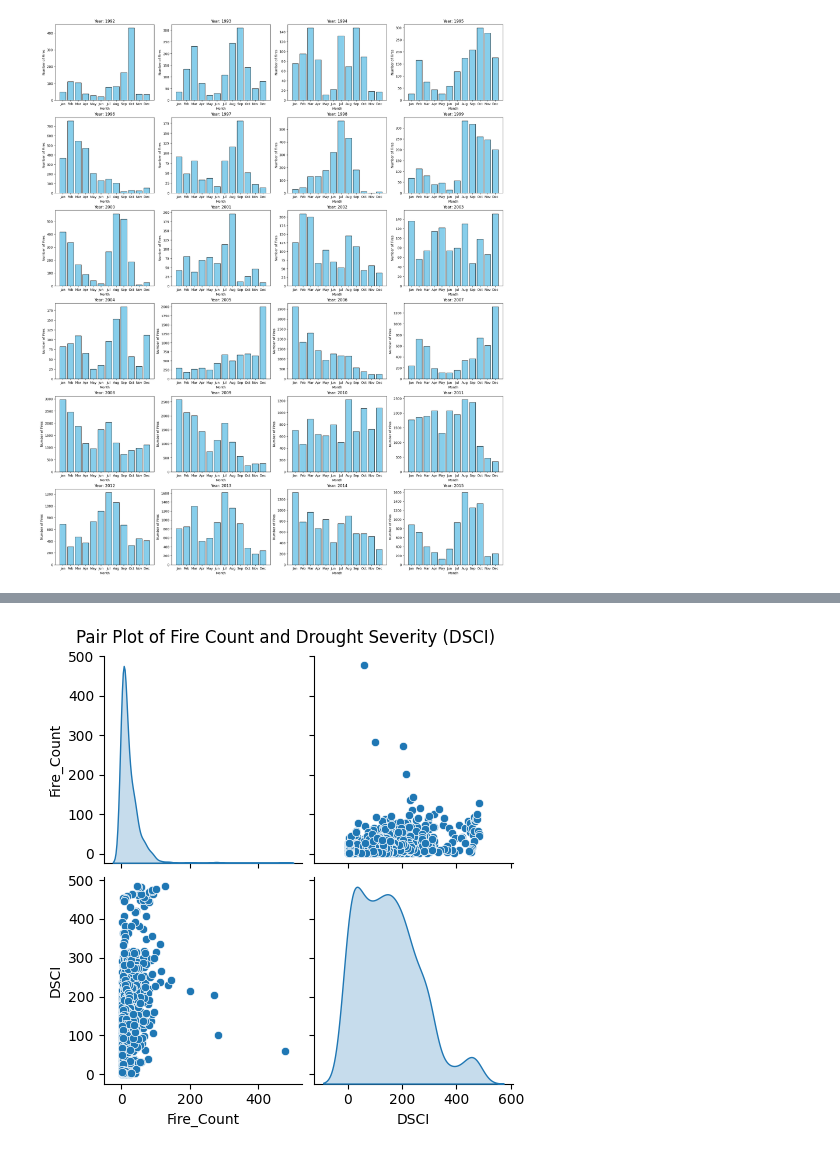
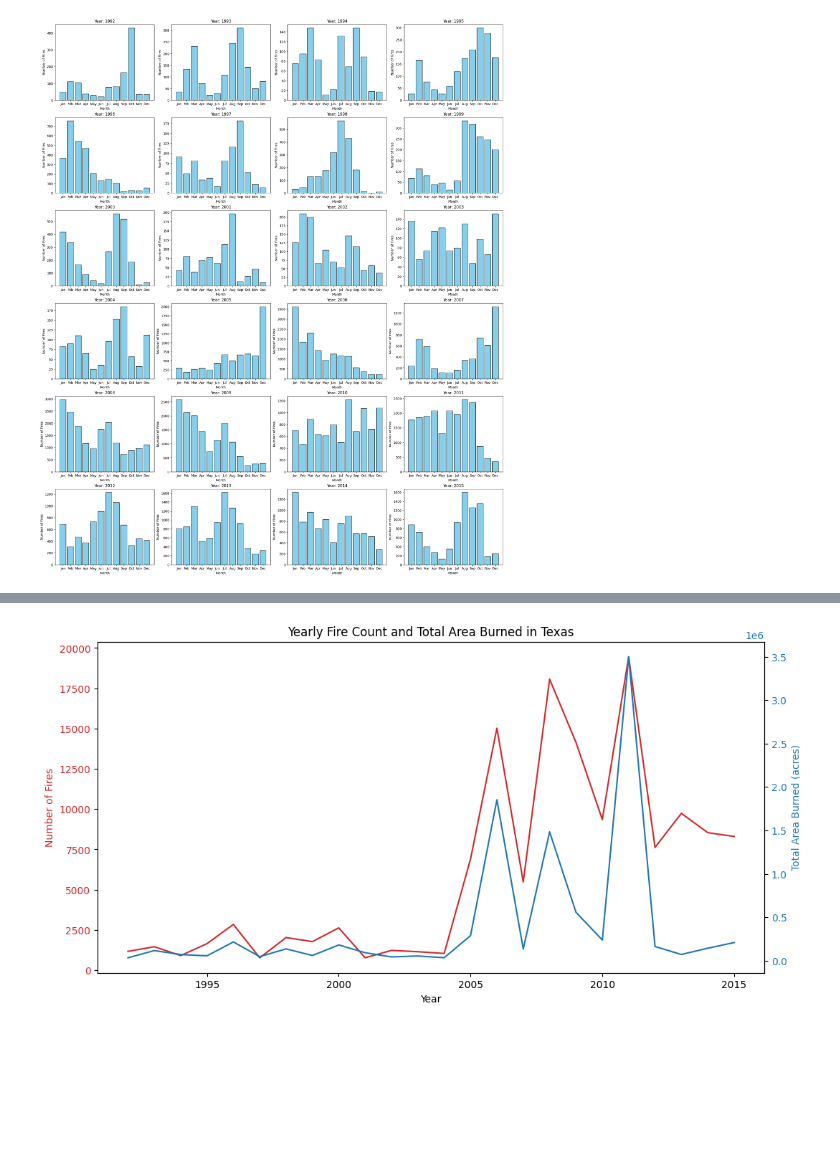
Before and after one commit to J0bster/forestfires_usa, a Jupyter notebook: Job/plot.ipynb, the cells around one changed output, grey strips where cells are left out. Saved outputs shown, nothing was run; the diff lists cells and outputs as text; code cells hidden in the pictures; blank space fills up the shorter version.

Commit message:
Newest data.

```diff
--- a/Job/plot.ipynb
+++ b/Job/plot.ipynb
@@ -100,33 +41,35 @@ plt.show()
-# %%
-import pandas as pd
-import seaborn as sns
-import matplotlib.pyplot as plt
-
-# Load fire data
-df = pd.read_csv('dataset/texas_fires.csv')
-
-# Convert DISCOVERY_DATE_NEW to datetime format
-df['DISCOVERY_DATE_NEW'] = pd.to_datetime(df['DISCOVERY_DATE_NEW'])
-
-# Extract month and year
-df['Month'] = df['DISCOVERY_DATE_NEW'].dt.month
-df['Year'] = df['DISCOVERY_DATE_NEW'].dt.year
-
-# Group by year and month, then count the number of fires
-monthly_fires = df.groupby(['Year', 'Month']).size().reset_index(name='Fire_Count')
-# Load drought data
-drought_df = pd.read_csv('dataset/drought_state_tx.csv')
-drought_df['MapDate'] = pd.to_datetime(drought_df['MapDate'], format='%Y%m%d')
-
-
-
-# Merge fire counts with drought data
-merged_df = pd.merge(fire_counts, drought_df, left_on='DISCOVERY_DATE_NEW', right_on='MapDate')
-
-# Plot pair plot
-sns.pairplot(merged_df[['Fire_Count', 'DSCI']], diag_kind='kde', kind='scatter')
-plt.suptitle('Pair Plot of Fire Count and Drought Severity (DSCI)', y=1.02)
-
-plt.show()
-# %% [output]
-[figure, removed]
+# %%
+import pandas as pd
+import seaborn as sns
+import matplotlib.pyplot as plt
+
+# Load fire data
+df = pd.read_csv('../dataset/texas_fires.csv')
+
+df['DISCOVERY_DATE_NEW'] = pd.to_datetime(df['DISCOVERY_DATE_NEW'])
+
+df['Month'] = df['DISCOVERY_DATE_NEW'].dt.month
+df['Year'] = df['DISCOVERY_DATE_NEW'].dt.year
+
+yearly_fires = df.groupby('Year').size().reset_index(name='Fire_Count')
+yearly_area = df.groupby('Year')['FIRE_SIZE'].sum().reset_index(name='Total_Area')
+monthly_fires = df.groupby(['Year', 'Month']).size().reset_index(name='Fire_Count')
+monthly_area = df.groupby(['Year', 'Month'])['FIRE_SIZE'].sum().reset_index(name='Total_Area')
+
+fig, ax1 = plt.subplots(figsize=(12, 6))
+color = 'tab:red'
+ax1.set_xlabel('Year')
+ax1.set_ylabel('Number of Fires', color=color)
+ax1.plot(yearly_fires['Year'], yearly_fires['Fire_Count'], color=color)
+ax1.tick_params(axis='y', labelcolor=color)
+
+ax2 = ax1.twinx()
+color = 'tab:blue'
+ax2.set_ylabel('Total Area Burned (acres)', color=color)
+ax2.plot(yearly_area['Year'], yearly_area['Total_Area'], color=color)
+ax2.tick_params(axis='y', labelcolor=color)
+
+plt.title('Yearly Fire Count and Total Area Burned in Texas')
+plt.show()
+# %% [output]
+[figure, added]
```
Also changed, not shown: parts of 9 cells of this notebook, 4 other files.
